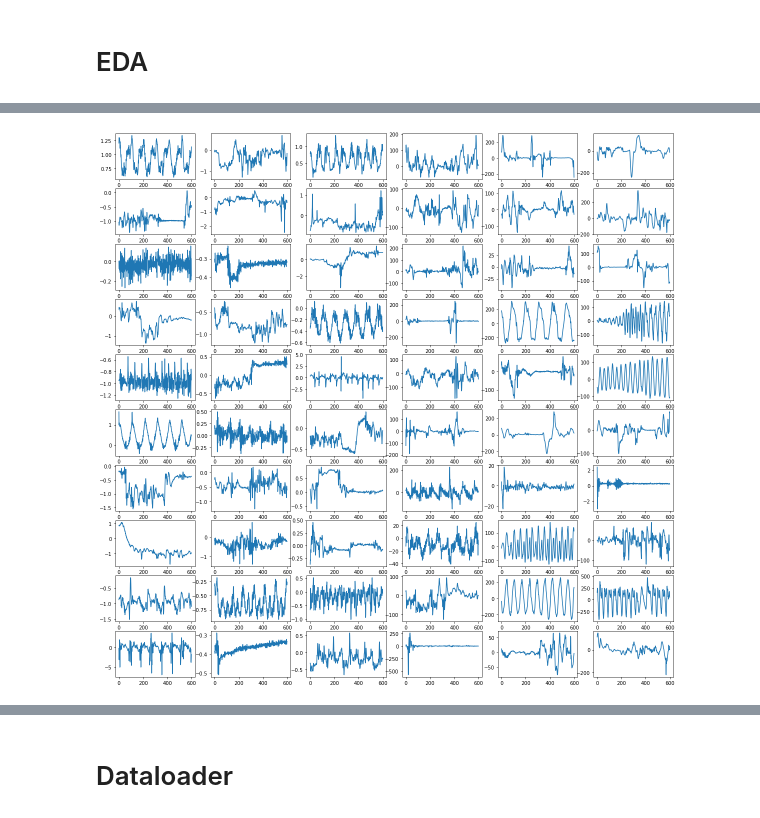
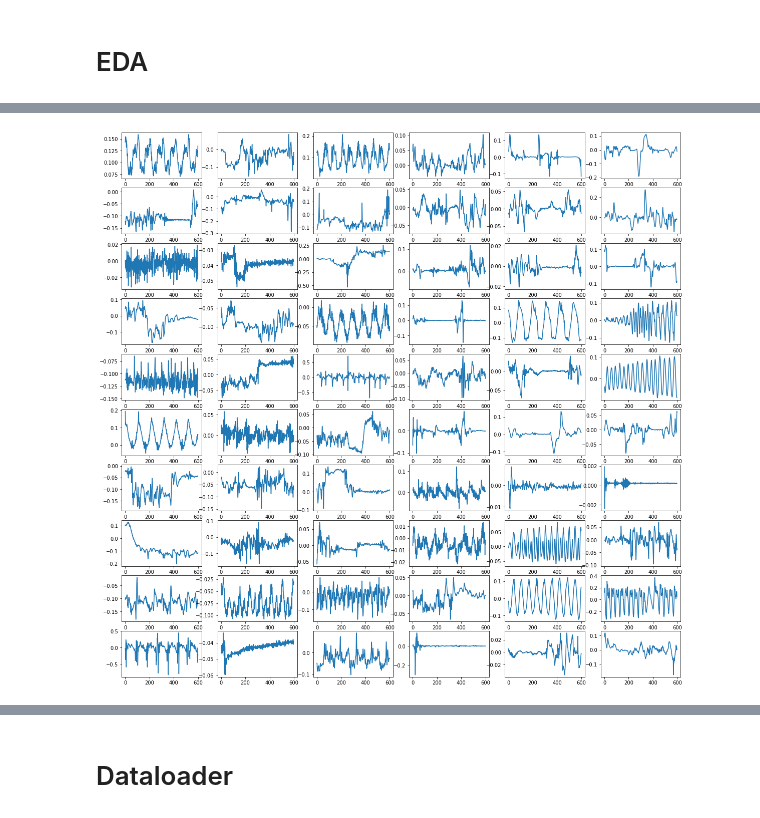
Before and after one commit to 100jy/dacon_workout-signal-classification, a Jupyter notebook: 데이콘_운동동작_분류.ipynb, the cells around one changed output, grey strips where cells are left out. Saved outputs shown, nothing was run; the diff lists cells and outputs as text; code cells hidden in the pictures.

```diff
--- a/데이콘_운동동작_분류.ipynb
+++ b/데이콘_운동동작_분류.ipynb
@@ -47,16 +42,22 @@ import os
 os.chdir('/content/drive/MyDrive/데이콘')
 # %%
-train_df=pd.read_csv('train_features.csv')
-train_labels_df=pd.read_csv('train_labels.csv')
-test=pd.read_csv('test_features.csv')
-submission=pd.read_csv('sample_submission.csv')
-train_labels_df['label'].astype('category')
-train_labels_df = pd.get_dummies(train_labels_df)
+def get_data():
+  train_df=pd.read_csv('train_features.csv')
+  train_labels_df=pd.read_csv('train_labels.csv')
+  test=pd.read_csv('test_features.csv')
 
-train_val = train_df.values.reshape(-1,600,8)
-msk = np.random.rand(len(train_val)) < 0.9
+  train_labels_df['label'].astype('category')
+  train_labels_df = pd.get_dummies(train_labels_df)
 
-train, train_labels = train_val[msk], train_labels_df[msk]
-val, val_labels = train_val[~msk], train_labels_df[~msk]
+  #scaling
+  max_val = train_df.max(axis=0)
+  train_df =  train_df/max_val
+  test = test/max_val
+
+  train_val = train_df.values.reshape(-1,600,8)
+
+  return train_val, train_labels_df['label'], test
+
+train, train_labels, _ = get_data()
 # %% [markdown]
 # EDA
@@ -84,13 +78,13 @@ def normalizing(x):
 # %%
 n_rows = 10
 n_cols = 6
 
 plt.figure(figsize=(20,20))
 for row in range(n_rows):
   for col in range(n_cols):
     index = n_cols * row + col
     plt.subplot(n_rows, n_cols, index + 1)
-    plt.plot(train_df.iloc[index*600:(index+1)*600,col+2].values)
+    plt.plot(train[index,:,col+2])
 plt.show()
 # %% [output]
-[figure, old version]
+[figure, new version]
```
Also changed, not shown: parts of 30 cells of this notebook.
